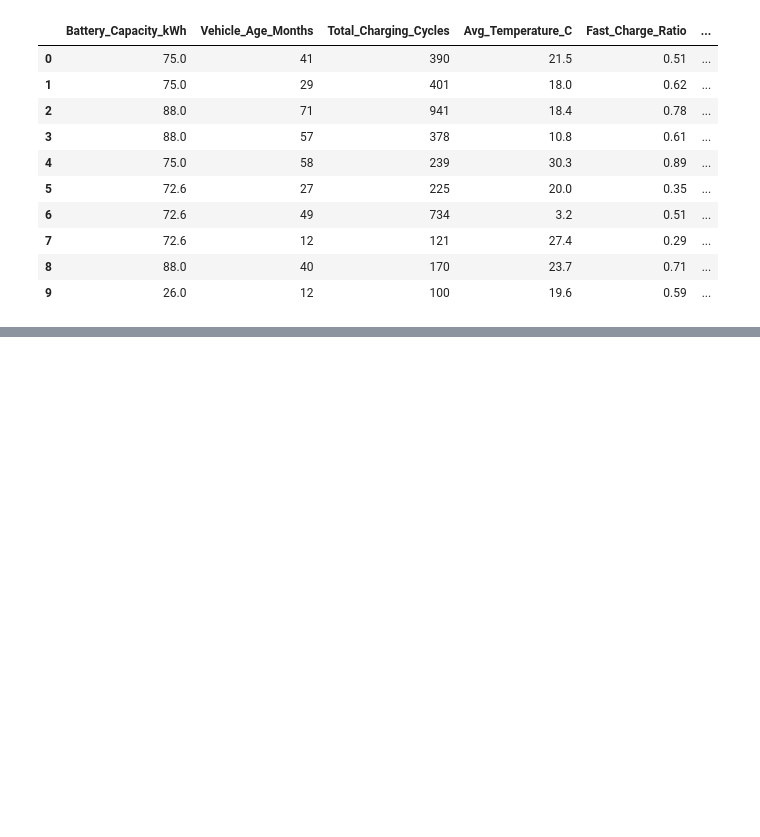
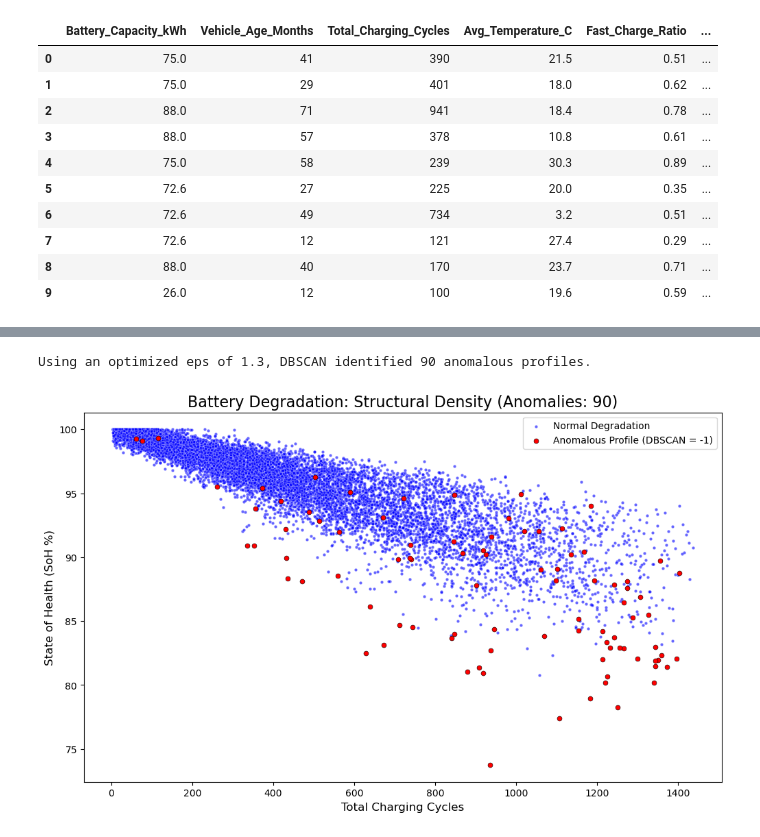
Before and after one commit to Ivan-Pelovski/Machine-Learning, a Jupyter notebook: ev-battery-degradation-modeling.ipynb, the cells around one changed output, grey strips where cells are left out. Drawn from its saved outputs; the diff is of its cells as text; code cells hidden in the pictures; blank space fills up the shorter version.

```diff
--- a/ev-battery-degradation-modeling.ipynb
+++ b/ev-battery-degradation-modeling.ipynb
@@ -161,0 +207,42 @@ New dataset shape: (10000, 15)
+# %%
+# 4. Initialize and fit DBSCAN using mathematically derived parameters
+optimal_eps = 1.3
+dbscan = DBSCAN(eps=optimal_eps, min_samples=10)
+battery_data['Anomaly_Cluster'] = dbscan.fit_predict(scaled_continuous_data)
+
+# Calculate how many anomalies were found
+total_anomalies = (battery_data['Anomaly_Cluster'] == -1).sum()
+print(f"Using an optimized eps of {optimal_eps}, DBSCAN identified {total_anomalies} anomalous profiles.")
+
+# 5. Visualize the Distribution
+plt.figure(figsize=(12, 7))
+
+sns.scatterplot(
+    data=battery_data[battery_data['Anomaly_Cluster'] != -1],
+    x='Total_Charging_Cycles',
+    y='SoH_Percent',
+    color='blue',
+    s=10,
+    alpha=0.6,
+    label='Normal Degradation'
+)
+
+if total_anomalies > 0:
+    sns.scatterplot(
+        data=battery_data[battery_data['Anomaly_Cluster'] == -1],
+        x='Total_Charging_Cycles',
+        y='SoH_Percent',
+        color='red',
+        s=25,
+        edgecolor='black',
+        label='Anomalous Profile (DBSCAN = -1)'
+    )
+
+plt.title(f'Battery Degradation: Structural Density (Anomalies: {total_anomalies})', fontsize=16)
+plt.xlabel('Total Charging Cycles', fontsize=12)
+plt.ylabel('State of Health (SoH %)', fontsize=12)
+plt.legend()
+plt.show()
+# %% [output]
+Using an optimized eps of 1.3, DBSCAN identified 90 anomalous profiles.
+[figure, added]
```
Also changed, not shown: parts of 5 cells of this notebook.
